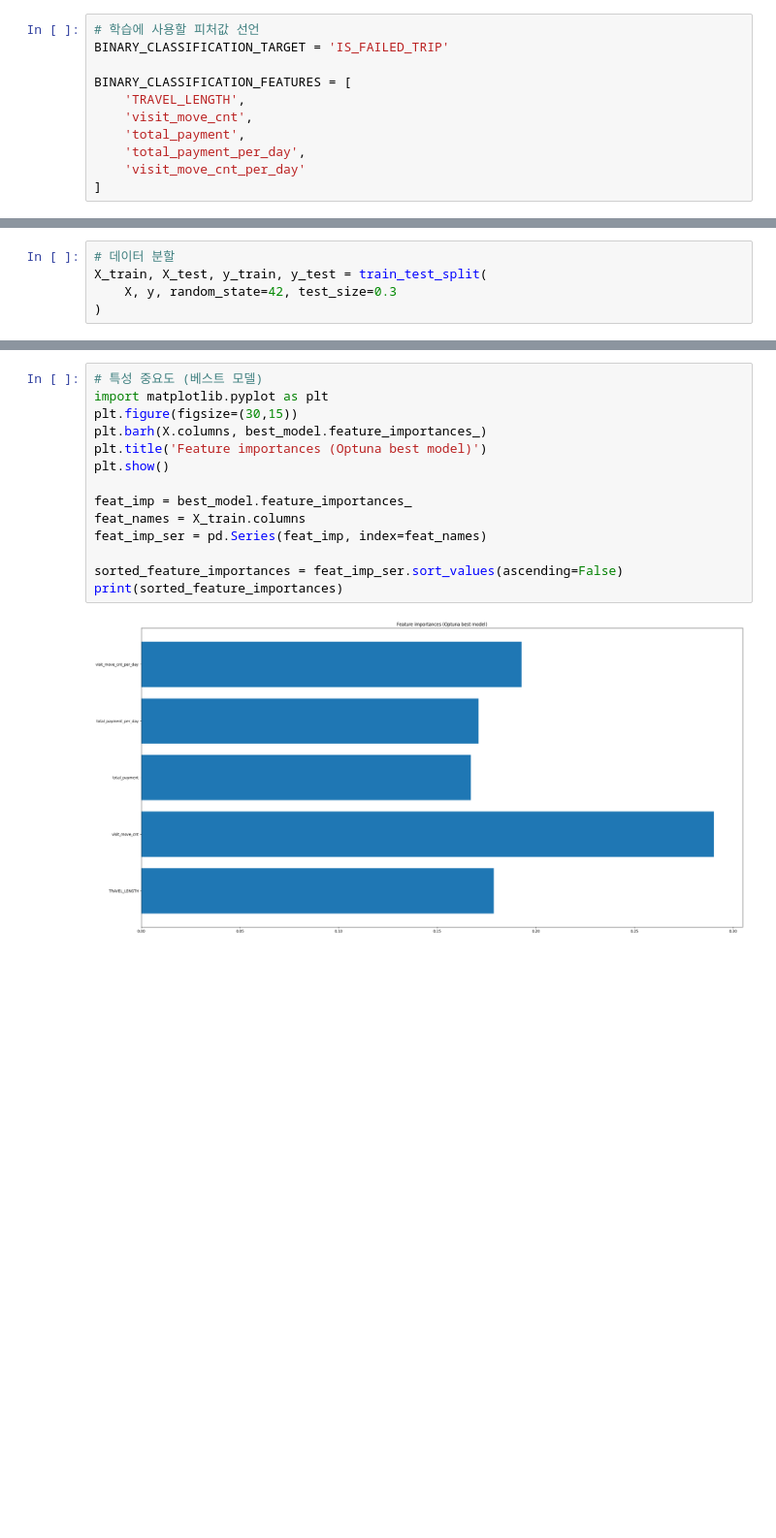
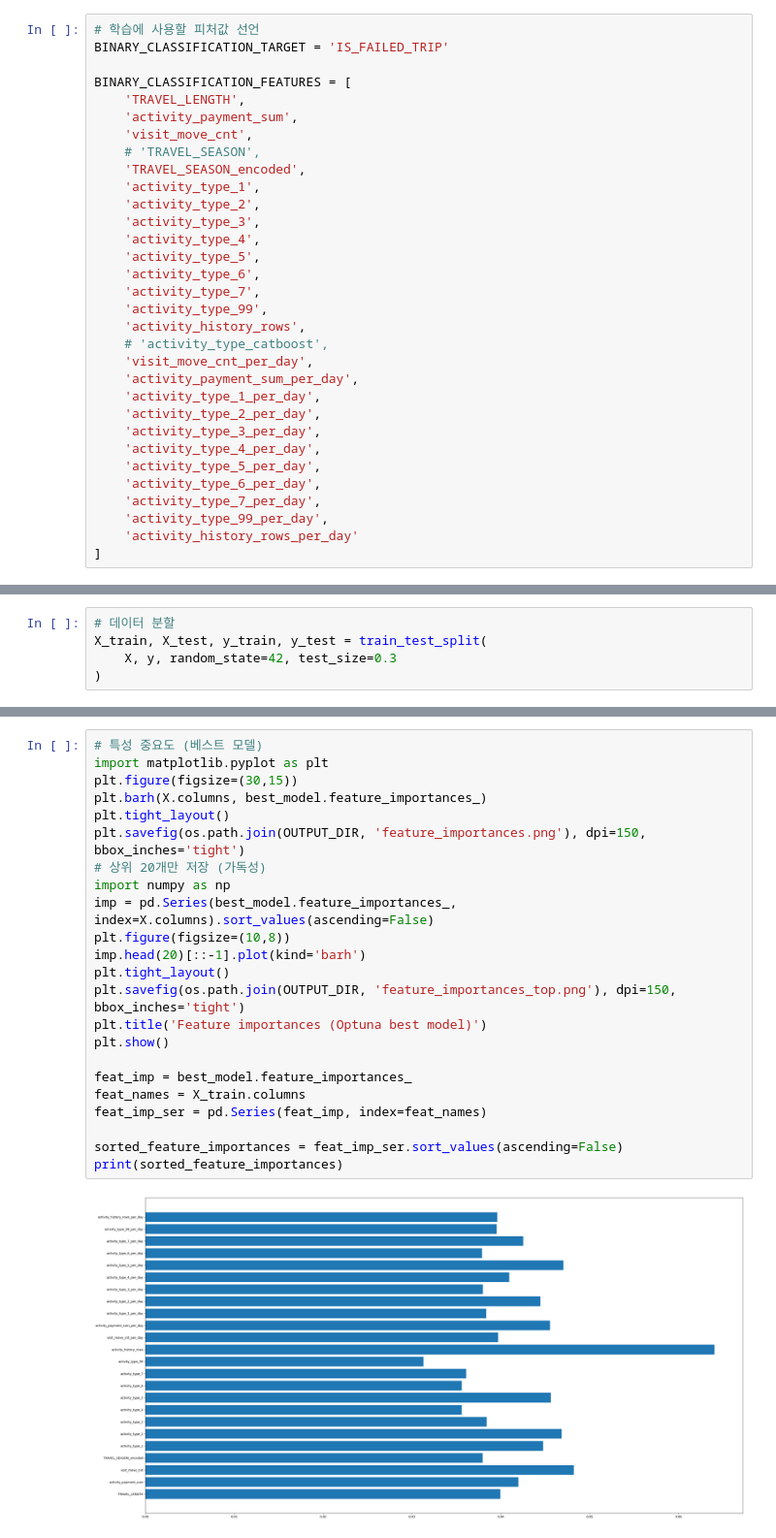
Before and after one commit to SKNetworks-AI19-250818/SKN19-mini-1Team, a Jupyter notebook: ML/01_XGBoost.ipynb, the cells around one changed output, grey strips where cells are left out. Shown at 97% size. Cells and saved outputs as stored; diff of their text form; blank space fills up the shorter version.

```diff
--- a/ML/01_XGBoost.ipynb
+++ b/ML/01_XGBoost.ipynb
@@ -24,10 +26,31 @@ BINARY_CLASSIFICATION_TARGET = 'IS_FAILED_TRIP'
 
 BINARY_CLASSIFICATION_FEATURES = [
     'TRAVEL_LENGTH',
+    'activity_payment_sum',
     'visit_move_cnt',
-    'total_payment',
-    'total_payment_per_day',
-    'visit_move_cnt_per_day'
+    # 'TRAVEL_SEASON',
+    'TRAVEL_SEASON_encoded',
+    'activity_type_1',
+    'activity_type_2',
+    'activity_type_3',
+    'activity_type_4',
+    'activity_type_5',
+    'activity_type_6',
+    'activity_type_7',
+    'activity_type_99',
+    'activity_history_rows',
+    # 'activity_type_catboost',
+    'visit_move_cnt_per_day',
+    'activity_payment_sum_per_day',
+    'activity_type_1_per_day',
+    'activity_type_2_per_day',
+    'activity_type_3_per_day',
+    'activity_type_4_per_day',
+    'activity_type_5_per_day',
+    'activity_type_6_per_day',
+    'activity_type_7_per_day',
+    'activity_type_99_per_day',
+    'activity_history_rows_per_day'
 ]
 # %%
 # 데이터 선언
@@ -244,16 +375,25 @@ Total true positives in test set: 1258
 # %%
 # 특성 중요도 (베스트 모델)
 import matplotlib.pyplot as plt
 plt.figure(figsize=(30,15))
 plt.barh(X.columns, best_model.feature_importances_)
+plt.tight_layout()
+plt.savefig(os.path.join(OUTPUT_DIR, 'feature_importances.png'), dpi=150, bbox_inches='tight')
+# 상위 20개만 저장 (가독성)
+import numpy as np
+imp = pd.Series(best_model.feature_importances_, index=X.columns).sort_values(ascending=False)
+plt.figure(figsize=(10,8))
+imp.head(20)[::-1].plot(kind='barh')
+plt.tight_layout()
+plt.savefig(os.path.join(OUTPUT_DIR, 'feature_importances_top.png'), dpi=150, bbox_inches='tight')
 plt.title('Feature importances (Optuna best model)')
 plt.show()
 
 feat_imp = best_model.feature_importances_
 feat_names = X_train.columns
 feat_imp_ser = pd.Series(feat_imp, index=feat_names)
 
 sorted_feature_importances = feat_imp_ser.sort_values(ascending=False)
 print(sorted_feature_importances)
 # %% [output]
-[figure, old version]
+[figure, new version]
```
Also changed, not shown: parts of 9 cells of this notebook, 8 other files.
